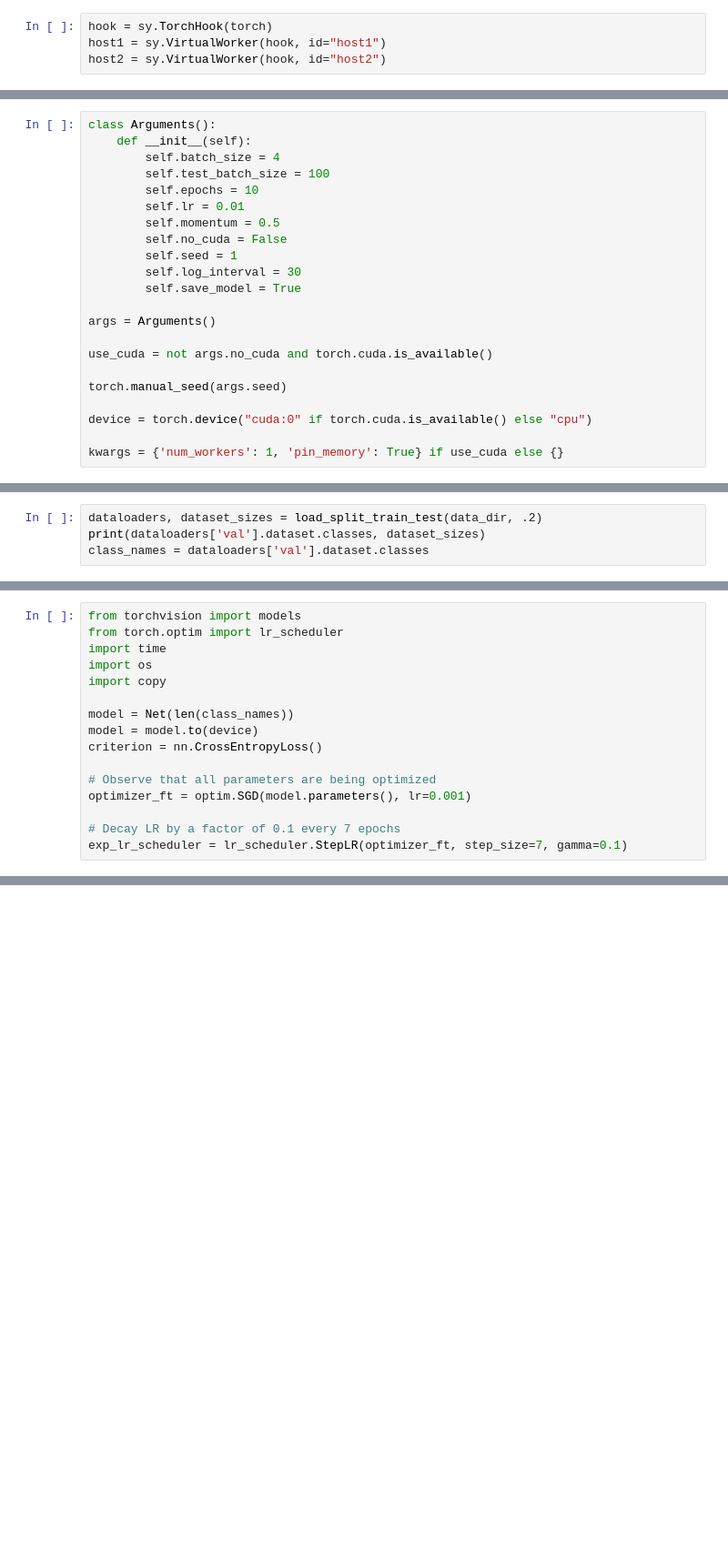
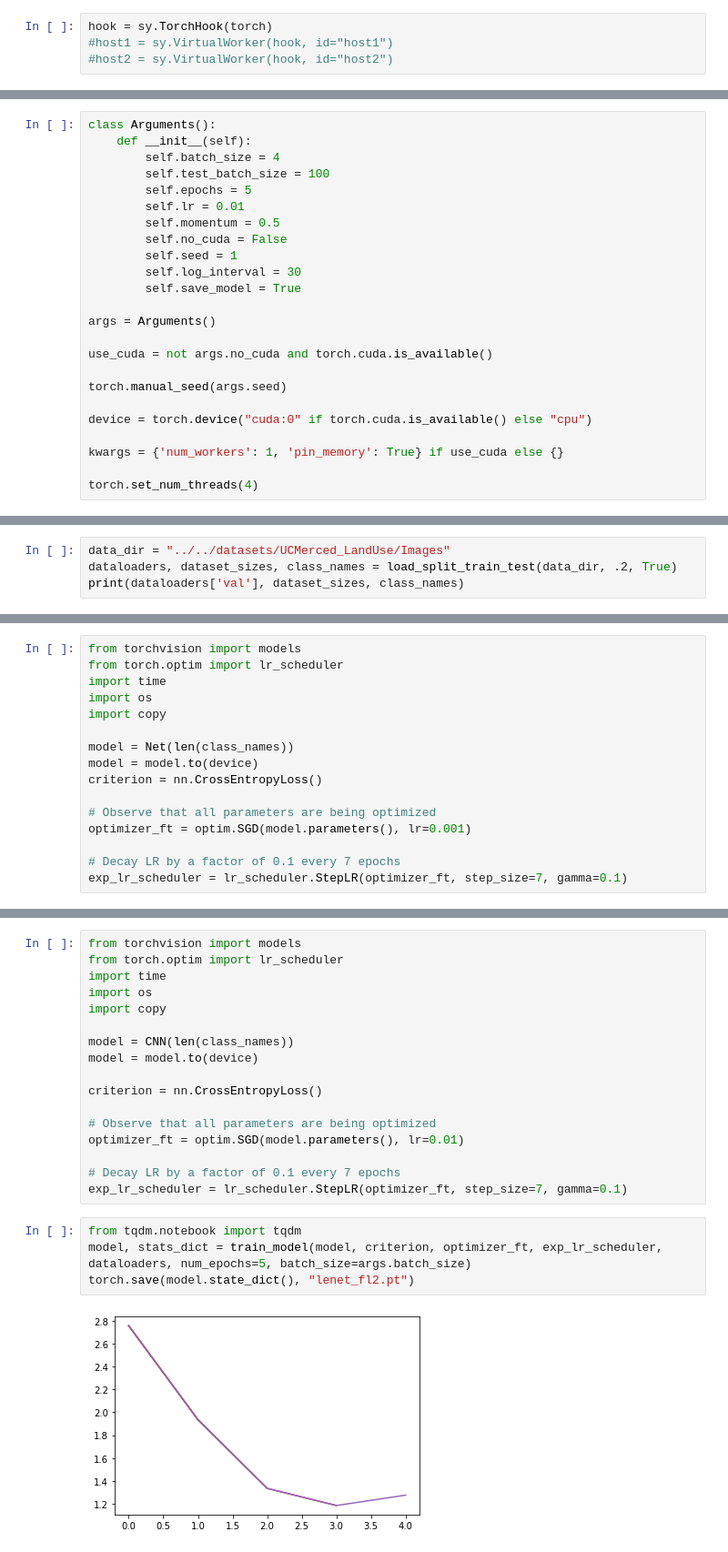
Before and after one commit to anandcu3/Federated-Learning-for-Remote-Sensing, a Jupyter notebook: nicolai/ResNet_Fed_2host.ipynb, the cells around one changed output, grey strips where cells are left out. Shown at 91% size. Saved outputs shown, nothing was run; the diff lists cells and outputs as text; blank space fills up the shorter version.

Commit message:
fedAVG almost done; implementation of data partitioning

```diff
--- a/nicolai/ResNet_Fed_2host.ipynb
+++ b/nicolai/ResNet_Fed_2host.ipynb
@@ -64,5 +64,5 @@ Falling back to insecure randomness since the required custom op could not be fo
 WARNING:tensorflow:From /usr/local/anaconda3/lib/python3.7/site-packages/tf_encrypted/session.py:24: The name tf.Session is deprecated. Please use tf.compat.v1.Session instead.
 # %%
 hook = sy.TorchHook(torch)
-host1 = sy.VirtualWorker(hook, id="host1")
-host2 = sy.VirtualWorker(hook, id="host2")
+#host1 = sy.VirtualWorker(hook, id="host1")
+#host2 = sy.VirtualWorker(hook, id="host2")
@@ -73,7 +71,7 @@ class Arguments():
     def __init__(self):
         self.batch_size = 4
         self.test_batch_size = 100
-        self.epochs = 10
+        self.epochs = 5
         self.lr = 0.01
         self.momentum = 0.5
         self.no_cuda = False
@@ -90,6 +88,8 @@ torch.manual_seed(args.seed)
 device = torch.device("cuda:0" if torch.cuda.is_available() else "cpu")
 
 kwargs = {'num_workers': 1, 'pin_memory': True} if use_cuda else {}
+
+torch.set_num_threads(4)
 # %%
 from torch.utils.data.sampler import SubsetRandomSampler
 import numpy as np
@@ -139,5 +137,5 @@ def load_split_train_test(datadir, valid_size = .2):
 # %%
-dataloaders, dataset_sizes = load_split_train_test(data_dir, .2)
-print(dataloaders['val'].dataset.classes, dataset_sizes)
-class_names = dataloaders['val'].dataset.classes
+data_dir = "../../datasets/UCMerced_LandUse/Images"
+dataloaders, dataset_sizes, class_names = load_split_train_test(data_dir, .2, True)
+print(dataloaders['val'], dataset_sizes, class_names)
 # %% [output]
@@ -303,0 +380,23 @@ RuntimeError: Error, Please consider calling ".get" method instead of ".item" me
+# %%
+from torchvision import models
+from torch.optim import lr_scheduler
+import time
+import os
+import copy
+
+model = CNN(len(class_names))
+model = model.to(device)
+
+criterion = nn.CrossEntropyLoss()
+
+# Observe that all parameters are being optimized
+optimizer_ft = optim.SGD(model.parameters(), lr=0.01)
+
+# Decay LR by a factor of 0.1 every 7 epochs
+exp_lr_scheduler = lr_scheduler.StepLR(optimizer_ft, step_size=7, gamma=0.1)
+# %%
+from tqdm.notebook import tqdm
+model, stats_dict = train_model(model, criterion, optimizer_ft, exp_lr_scheduler, dataloaders, num_epochs=5, batch_size=args.batch_size)
+torch.save(model.state_dict(), "lenet_fl2.pt")
+# %% [output]
+[figure, added]
```
Also changed, not shown: parts of 12 cells of this notebook, 1 other file.
